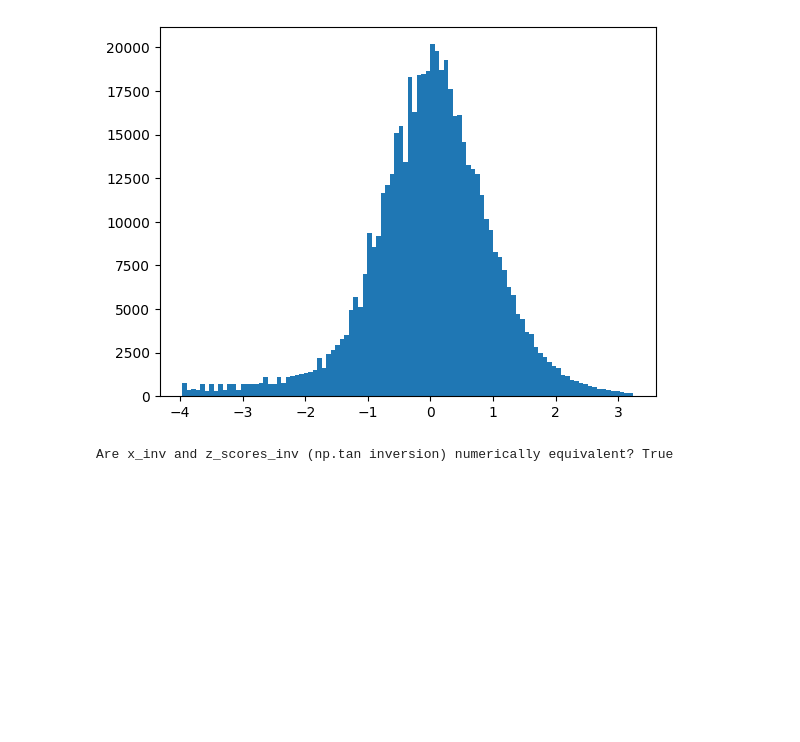
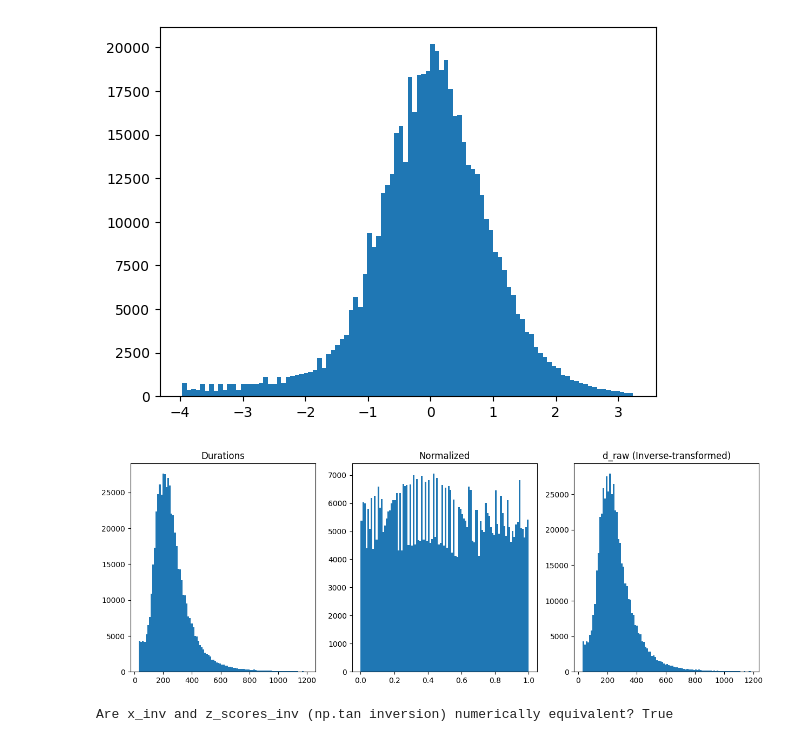
Before and after one commit to Leo00010011/From-Noisy-Eye-Tracking-To-Scanpath, a Jupyter notebook: src/notebooks/normalize_duration.ipynb, the cells around one changed output. Cells and saved outputs as stored; diff of their text form; code cells hidden in the pictures; blank space fills up the shorter version.

```diff
--- a/src/notebooks/normalize_duration.ipynb
+++ b/src/notebooks/normalize_duration.ipynb
@@ -37,6 +37,34 @@ plt.hist(z_scores, bins=100)
 plt.show()
 # %% [output]
 [figure]
+# %%
+from sklearn.preprocessing import QuantileTransformer
+import joblib
+
+# Prepare your data (reshape for sklearn)
+durations_reshaped = durations.reshape(-1, 1)
+
+# Initialize Transformer
+# output_distribution='uniform' is the key!
+qt = QuantileTransformer(n_quantiles=1000, output_distribution='uniform', random_state=0)
+
+# Fit and Transform
+durations_normalized = qt.fit_transform(durations_reshaped)
+d_raw = qt.inverse_transform(durations_normalized)
+# Save the transformer for inference later
+joblib.dump(qt, 'quantile_transformer.pkl')
+
+
+fig, axis = plt.subplots(1, 3, figsize=(15, 5))
+axis[0].hist(durations, bins=100)
+axis[0].set_title('Durations')
+axis[1].hist(durations_normalized, bins=100)
+axis[1].set_title('Normalized')
+axis[2].hist(d_raw, bins=100)
+axis[2].set_title('d_raw (Inverse-transformed)')
+plt.show()
+# %% [output]
+[figure, added]
 # %%
 import torch
 
```
Also changed, not shown: 3 other files.
